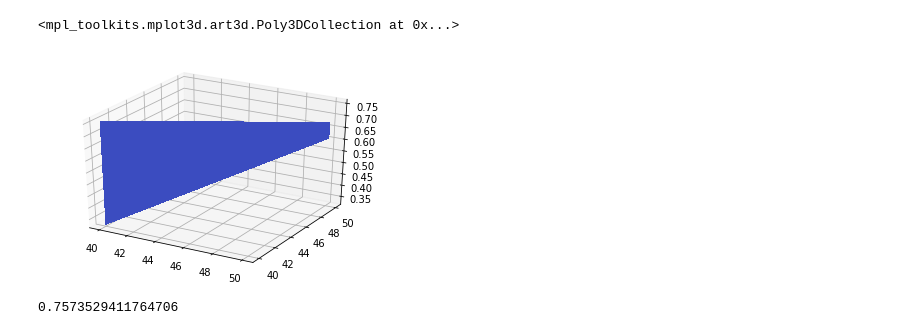
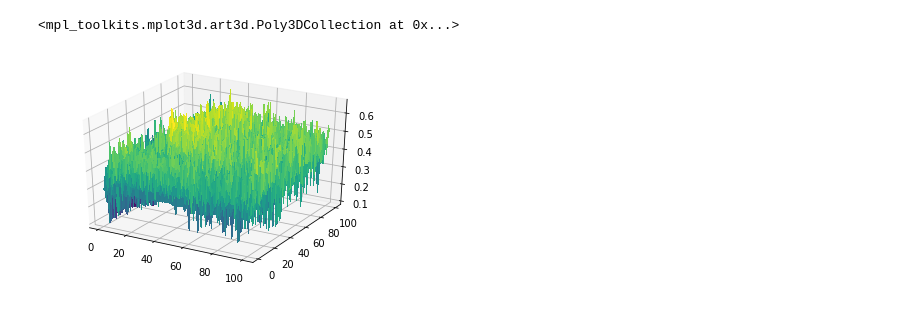
Before and after one commit to fkruczek/neural-network-classification, a Jupyter notebook: script2.ipynb, the cells around one changed output. Drawn from its saved outputs; the diff is of its cells as text; code cells hidden in the pictures.

Commit message:
layers size, plot

```diff
--- a/script2.ipynb
+++ b/script2.ipynb
@@ -123,8 +130,8 @@ def compute_cost(A3, Y, parameters):
 
     return cost*100
 # %%
-def accuracy(output_vec):
-    equals = np.equal(np.argmax(y, axis=1), np.argmax(output_vec, axis=1))
+def accuracy(output_vec, test_vec):
+    equals = np.equal(np.argmax(test_vec, axis=1), np.argmax(output_vec, axis=1))
     acc = np.mean(equals)
     return acc
 # %%
@@ -305,18 +286,3 @@ def chunks(l, n):
         yield l[i:i+n]
 # %%
 # plt.plot(range(len(acc_tab)), acc_tab)
-# %%
-n_number = list(range(40, 60, 10))
-acc_array = []
-for n_h1 in n_number:
-    for n_h2 in n_number:
-        parameters, A3 = nn_model(x, y, n_h1, n_h2, xi_d=0.9 , xi_i=1.01, er_r=1.02, num_iterations = 4000)
-        acc = accuracy(output_vec = A3)
-        acc_array.append(acc)
-        print("1st layer: {} 2nd layer: {} Accuracy: {}".format(n_h1, n_h2, acc))
-
-        # accuracy on test data
-        A3, cache = forward_propagation(xt, parameters)
-        equals = np.equal(np.argmax(yt, axis=1), np.argmax(A3, axis=1))
-        acc = np.mean(equals)
-        print("Accuracy on test data: {}".format(acc))
@@ -340,0 +289,12 @@ Accuracy on test data: 0.6666666666666666
+# %%
+# LAYERS SIZE
+n_number = list(range(1, 101, 1))
+acc_tab = np.zeros(shape=(100,100))
+for n_h1 in n_number:
+    for n_h2 in n_number:
+        parameters, A3 = nn_model(x, y, n_h1, n_h2, er_r = 1.016, xi_i = 1.06, xi_d = 0.77, num_iterations = 4800, learning_rate = 0.01)
+        acc = accuracy(output_vec = A3, test_vec = y)
+        A3, cache = forward_propagation(xt, parameters)
+        acc_t = accuracy(output_vec = A3, test_vec = yt)
+        print("{}, {}, {}, {}".format(n_h1, n_h2, acc, acc_t))
+        acc_tab[n_h1-1, n_h2-1] = acc*acc_t
@@ -344,0 +343,8 @@ acc_array = np.array(acc_array)
+# %%
+# print(np.amax(acc_array))
+X = np.linspace(1, 100, 100)
+Y = np.linspace(1, 100, 100)
+X, Y = np.meshgrid(X, Y)
+
+ax = plt.axes(projection='3d')
+ax.plot_surface(X, Y, acc_tab, rstride=1, cstride=1,cmap='viridis',edgecolor='none')
@@ -345,12 +354,9 @@ acc_array = np.array(acc_array)
 # %%
+
 fig = plt.figure()
 ax = fig.gca(projection='3d')
-ax.plot_surface(n_number, n_number, acc_array, rstride=1, cstride=1, cmap=cm.coolwarm,
-    linewidth=0, antialiased=False)
+ax.plot_surface(X, Y, acc_tab, rstride=1, cstride=1, cmap='viridis',
+    linewidth=4, antialiased=False)
 # %% [output]
 <mpl_toolkits.mplot3d.art3d.Poly3DCollection at 0x...>
-[figure, old version]
+[figure, new version]
-# %%
-print(np.amax(acc_array))
-# %% [output]
-0.7573529411764706
```
Also changed, not shown: parts of 18 cells of this notebook.
